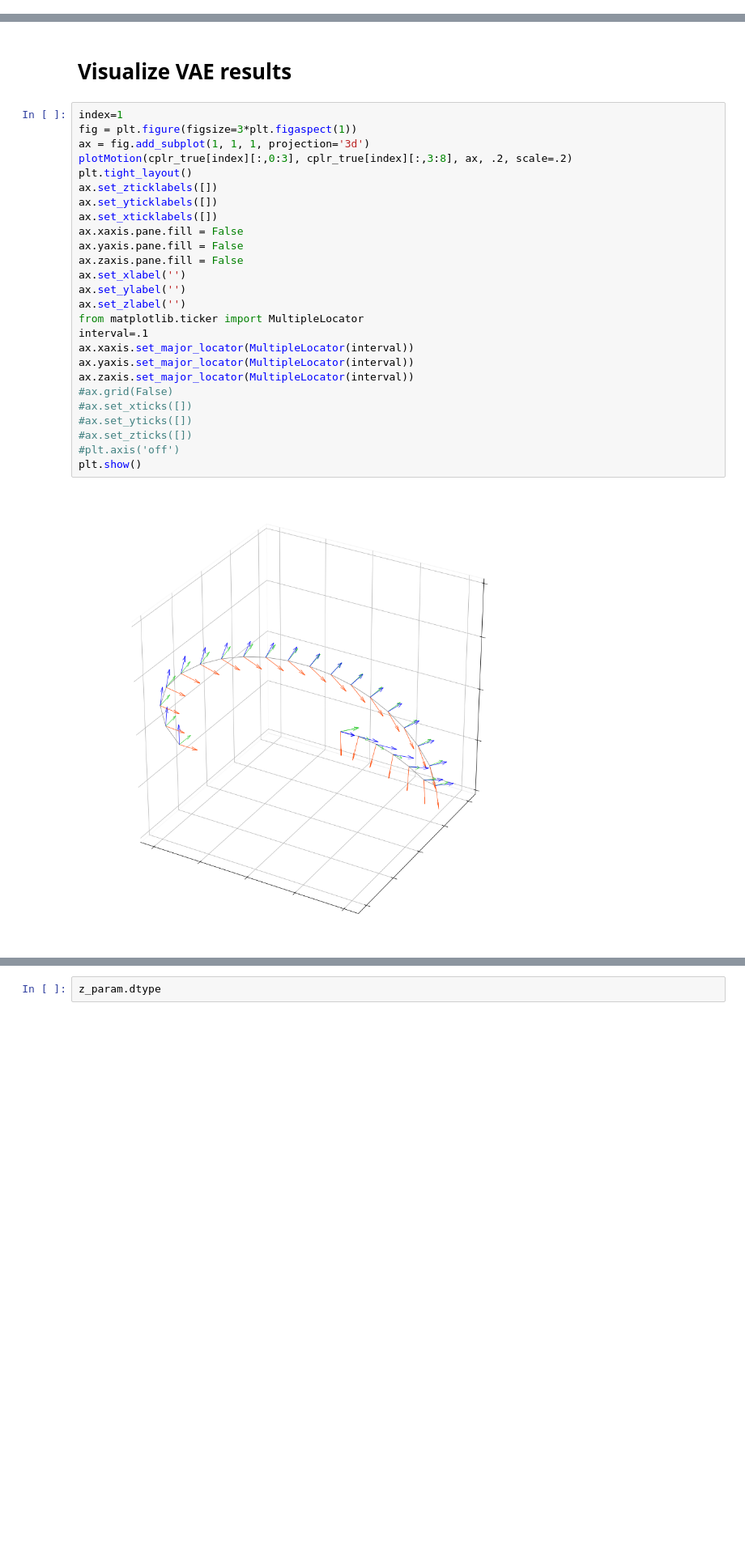
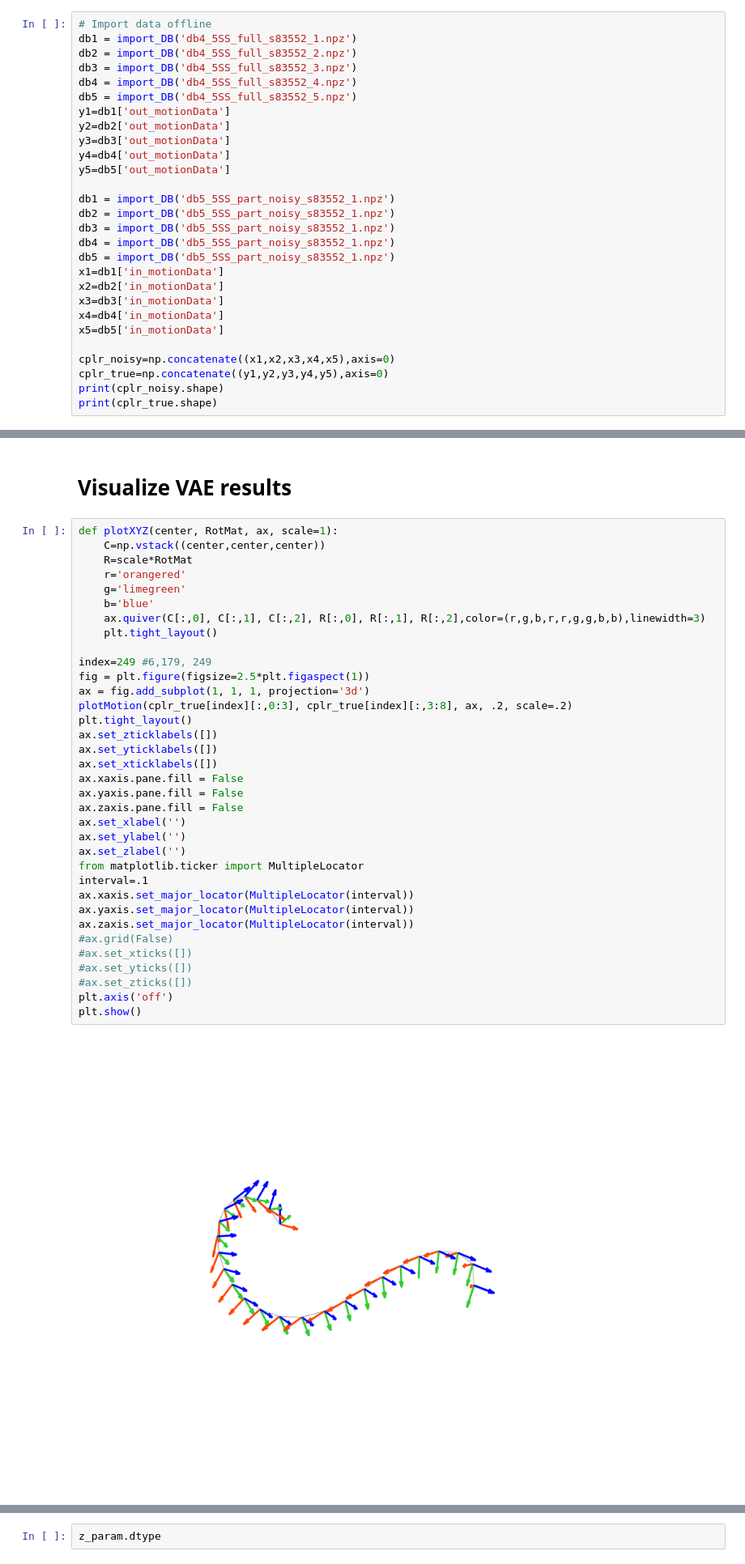
Before and after one commit to ssharma1991/5ss-platform-path-synthesis, a Jupyter notebook: mixed_synth/2. Autoencoder/5_inference.ipynb, the cells around one changed output, grey strips where cells are left out. Shown at 81% size. Drawn from its saved outputs; the diff is of its cells as text; blank space fills up the shorter version.

Commit message:
feat: created motion visualizations for paper

```diff
--- a/mixed_synth/2. Autoencoder/5_inference.ipynb
+++ b/mixed_synth/2. Autoencoder/5_inference.ipynb
@@ -30,0 +9,28 @@ print(cplr_true.shape)
+# %%
+# Import data offline
+db1 = import_DB('db4_5SS_full_s83552_1.npz')
+db2 = import_DB('db4_5SS_full_s83552_2.npz')
+db3 = import_DB('db4_5SS_full_s83552_3.npz')
+db4 = import_DB('db4_5SS_full_s83552_4.npz')
+db5 = import_DB('db4_5SS_full_s83552_5.npz')
+y1=db1['out_motionData']
+y2=db2['out_motionData']
+y3=db3['out_motionData']
+y4=db4['out_motionData']
+y5=db5['out_motionData']
+
+db1 = import_DB('db5_5SS_part_noisy_s83552_1.npz')
+db2 = import_DB('db5_5SS_part_noisy_s83552_1.npz')
+db3 = import_DB('db5_5SS_part_noisy_s83552_1.npz')
+db4 = import_DB('db5_5SS_part_noisy_s83552_1.npz')
+db5 = import_DB('db5_5SS_part_noisy_s83552_1.npz')
+x1=db1['in_motionData']
+x2=db2['in_motionData']
+x3=db3['in_motionData']
+x4=db4['in_motionData']
+x5=db5['in_motionData']
+
+cplr_noisy=np.concatenate((x1,x2,x3,x4,x5),axis=0)
+cplr_true=np.concatenate((y1,y2,y3,y4,y5),axis=0)
+print(cplr_noisy.shape)
+print(cplr_true.shape)
@@ -144,30 +157,39 @@ _________________________________________________________________
 # %% [markdown]
 # Visualize VAE results
 # %%
-index=1
-fig = plt.figure(figsize=3*plt.figaspect(1))
+def plotXYZ(center, RotMat, ax, scale=1):
+    C=np.vstack((center,center,center))
+    R=scale*RotMat
+    r='orangered'
+    g='limegreen'
+    b='blue'
+    ax.quiver(C[:,0], C[:,1], C[:,2], R[:,0], R[:,1], R[:,2],color=(r,g,b,r,r,g,g,b,b),linewidth=3)
+    plt.tight_layout()
+
+index=249 #6,179, 249
+fig = plt.figure(figsize=2.5*plt.figaspect(1))
 ax = fig.add_subplot(1, 1, 1, projection='3d')
 plotMotion(cplr_true[index][:,0:3], cplr_true[index][:,3:8], ax, .2, scale=.2)
 plt.tight_layout()
 ax.set_zticklabels([])
 ax.set_yticklabels([])
 ax.set_xticklabels([])
 ax.xaxis.pane.fill = False
 ax.yaxis.pane.fill = False
 ax.zaxis.pane.fill = False
 ax.set_xlabel('')
 ax.set_ylabel('')
 ax.set_zlabel('')
 from matplotlib.ticker import MultipleLocator
 interval=.1
 ax.xaxis.set_major_locator(MultipleLocator(interval))
 ax.yaxis.set_major_locator(MultipleLocator(interval))
 ax.zaxis.set_major_locator(MultipleLocator(interval))
 #ax.grid(False)
 #ax.set_xticks([])
 #ax.set_yticks([])
 #ax.set_zticks([])
-#plt.axis('off')
+plt.axis('off')
 plt.show()
 # %% [output]
-[figure, old version]
+[figure, new version]
```
Also changed, not shown: parts of 5 cells of this notebook.
